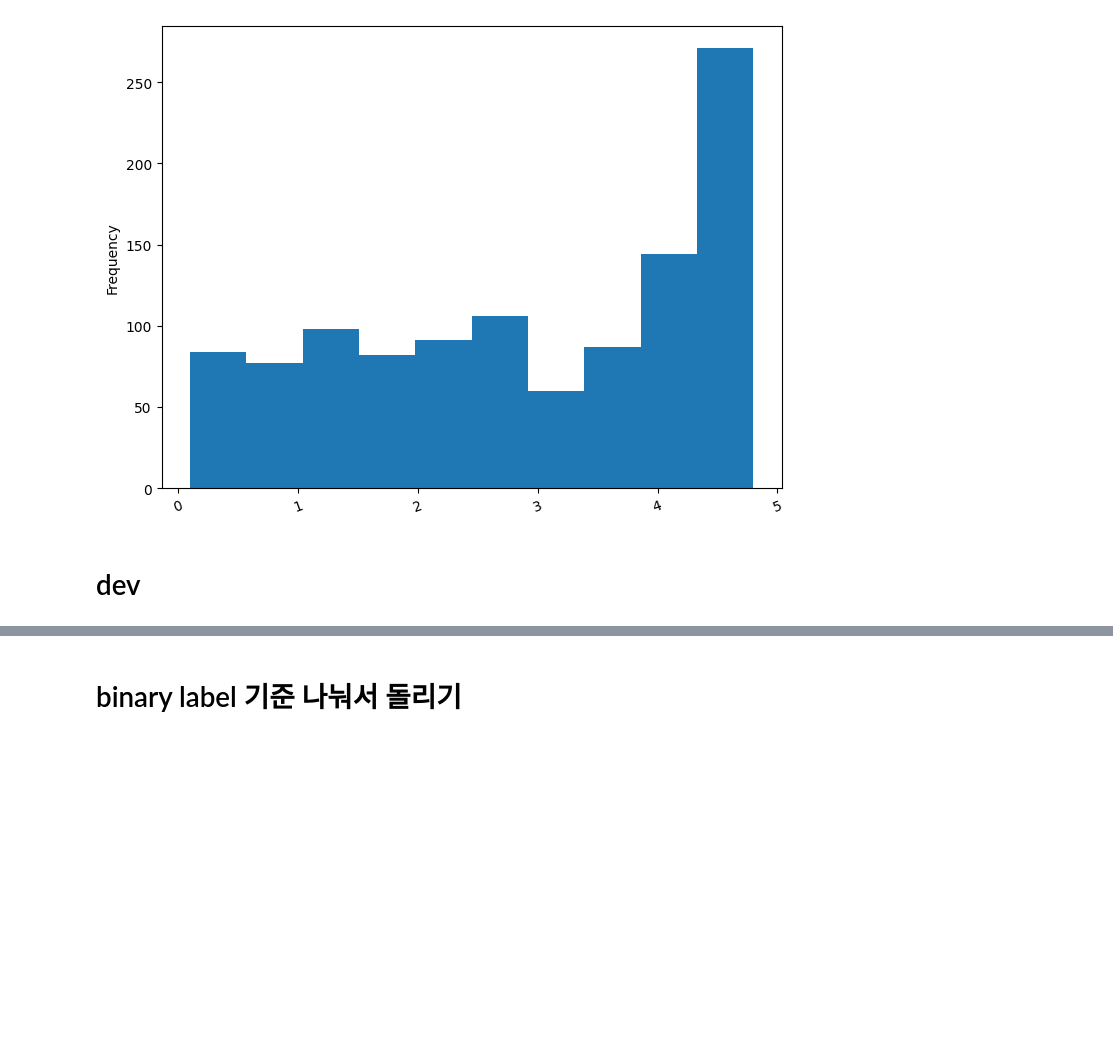
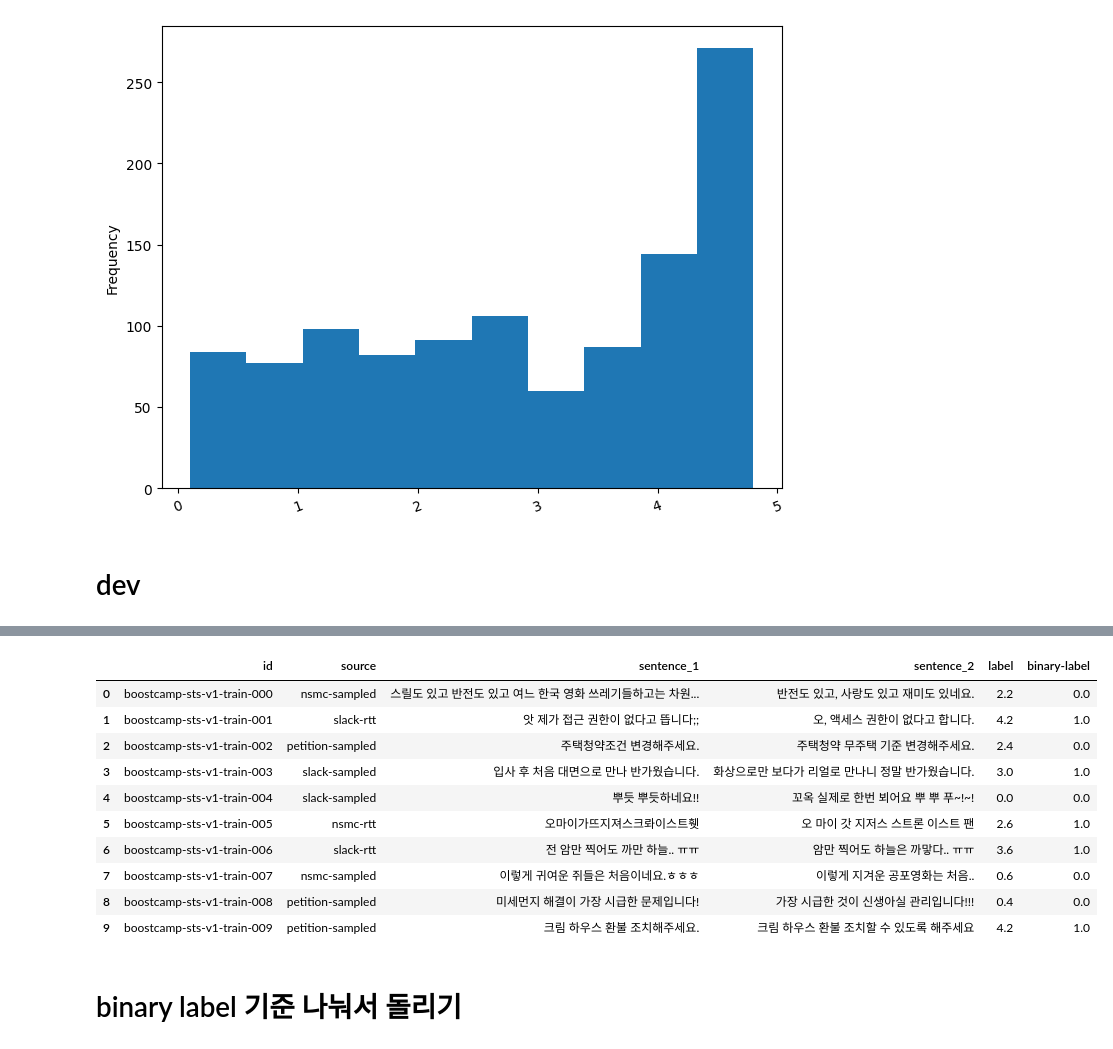
Before and after one commit to JdRion/Semantic-Textual-Similarity, a Jupyter notebook: EDA_Preprocessing.ipynb, the cells around one changed output, grey strips where cells are left out. Drawn from its saved outputs; the diff is of its cells as text; code cells hidden in the pictures; blank space fills up the shorter version.

```diff
--- a/EDA_Preprocessing.ipynb
+++ b/EDA_Preprocessing.ipynb
@@ -988,0 +1115,14 @@ res['target'].plot(kind='hist', rot=20, figsize=(8, 6))
+# %%
+train_df.iloc[:10,:]
+# %% [output]
+|  | id | source | sentence_1 | sentence_2 | label | binary-label |
+| 0 | boostcamp-sts-v1-train-000 | nsmc-sampled | 스릴도 있고 반전도 있고 여느 한국 영화 쓰레기들하고는 차원... | 반전도 있고, 사랑도 있고 재미도 있네요. | 2.2 | 0.0 |
+| 1 | boostcamp-sts-v1-train-001 | slack-rtt | 앗 제가 접근 권한이 없다고 뜹니다;; | 오, 액세스 권한이 없다고 합니다. | 4.2 | 1.0 |
+| 2 | boostcamp-sts-v1-train-002 | petition-sampled | 주택청약조건 변경해주세요. | 주택청약 무주택 기준 변경해주세요. | 2.4 | 0.0 |
+| 3 | boostcamp-sts-v1-train-003 | slack-sampled | 입사 후 처음 대면으로 만나 반가웠습니다. | 화상으로만 보다가 리얼로 만나니 정말 반가웠습니다. | 3.0 | 1.0 |
+| 4 | boostcamp-sts-v1-train-004 | slack-sampled | 뿌듯 뿌듯하네요!! | 꼬옥 실제로 한번 뵈어요 뿌 뿌 푸~!~! | 0.0 | 0.0 |
+| 5 | boostcamp-sts-v1-train-005 | nsmc-rtt | 오마이가뜨지져스크롸이스트휏 | 오 마이 갓 지저스 스트론 이스트 팬 | 2.6 | 1.0 |
+| 6 | boostcamp-sts-v1-train-006 | slack-rtt | 전 암만 찍어도 까만 하늘.. ㅠㅠ | 암만 찍어도 하늘은 까맣다.. ㅠㅠ | 3.6 | 1.0 |
+| 7 | boostcamp-sts-v1-train-007 | nsmc-sampled | 이렇게 귀여운 쥐들은 처음이네요.ㅎㅎㅎ | 이렇게 지겨운 공포영화는 처음.. | 0.6 | 0.0 |
+| 8 | boostcamp-sts-v1-train-008 | petition-sampled | 미세먼지 해결이 가장 시급한 문제입니다! | 가장 시급한 것이 신생아실 관리입니다!!! | 0.4 | 0.0 |
+| 9 | boostcamp-sts-v1-train-009 | petition-sampled | 크림 하우스 환불 조치해주세요. | 크림 하우스 환불 조치할 수 있도록 해주세요 | 4.2 | 1.0 |
```
Also changed, not shown: parts of 35 cells of this notebook, 6 other files.
